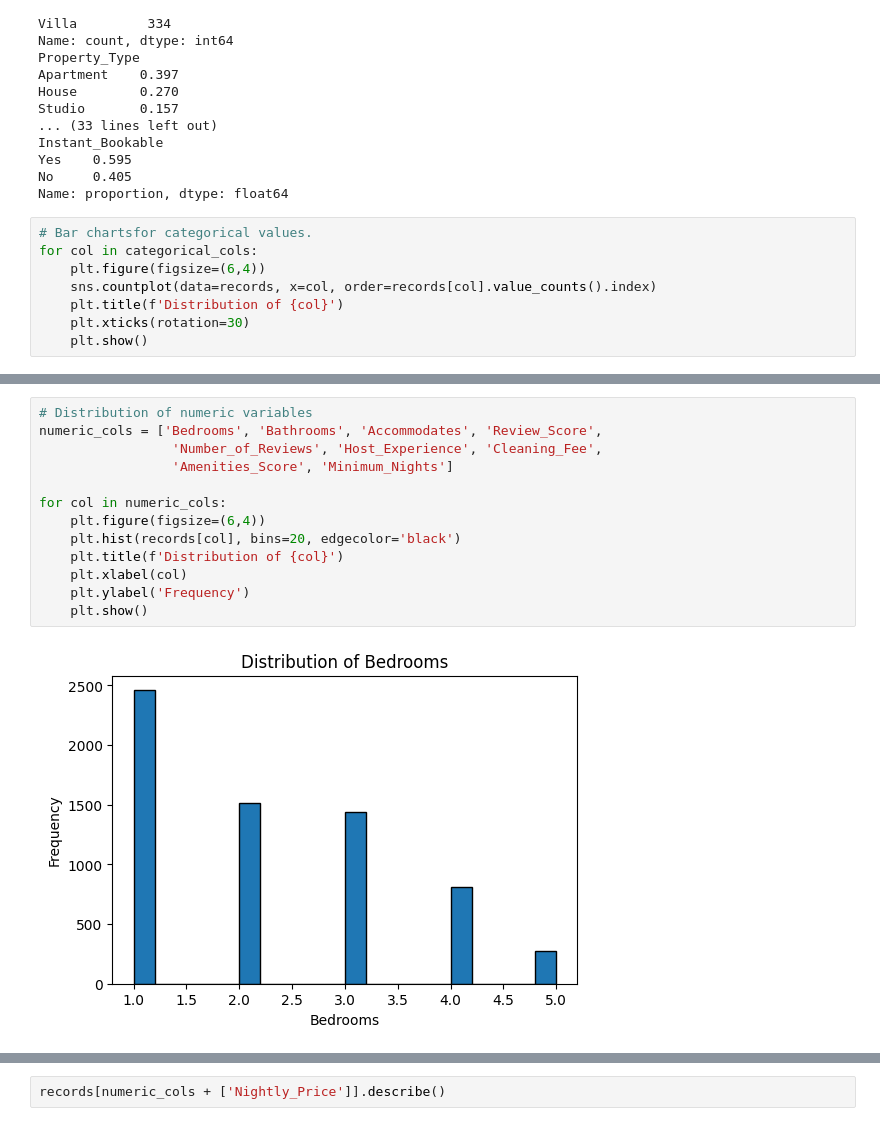
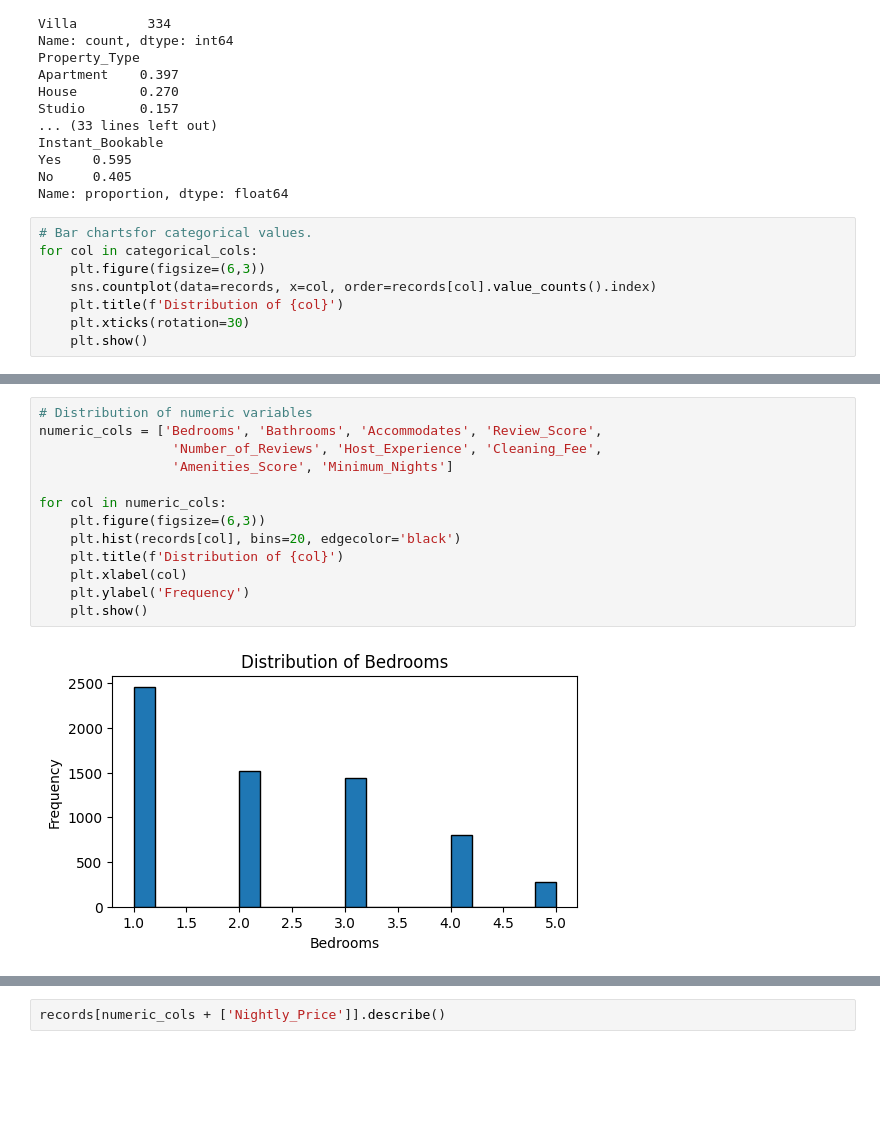
Before and after one commit to stratbuilds12/demo, a Jupyter notebook: MIS710A1_Ravalji_226491165.ipynb, the cells around one changed output, grey strips where cells are left out. Cells and saved outputs as stored; diff of their text form; blank space fills up the shorter version.

```diff
--- a/MIS710A1_Ravalji_226491165.ipynb
+++ b/MIS710A1_Ravalji_226491165.ipynb
@@ -333,7 +333,7 @@ Name: proportion, dtype: float64
 # %%
 # Bar chartsfor categorical values.
 for col in categorical_cols:
-    plt.figure(figsize=(6,4))
+    plt.figure(figsize=(6,3))
     sns.countplot(data=records, x=col, order=records[col].value_counts().index)
     plt.title(f'Distribution of {col}')
     plt.xticks(rotation=30)
@@ -346,15 +346,15 @@ for col in categorical_cols:
 # %%
 # Distribution of numeric variables
 numeric_cols = ['Bedrooms', 'Bathrooms', 'Accommodates', 'Review_Score',
                  'Number_of_Reviews', 'Host_Experience', 'Cleaning_Fee',
                  'Amenities_Score', 'Minimum_Nights']
 
 for col in numeric_cols:
-    plt.figure(figsize=(6,4))
+    plt.figure(figsize=(6,3))
     plt.hist(records[col], bins=20, edgecolor='black')
     plt.title(f'Distribution of {col}')
     plt.xlabel(col)
     plt.ylabel('Frequency')
     plt.show()
 # %% [output]
-[figure, old version]
+[figure, new version]
```
Also changed, not shown: parts of 12 cells of this notebook.
